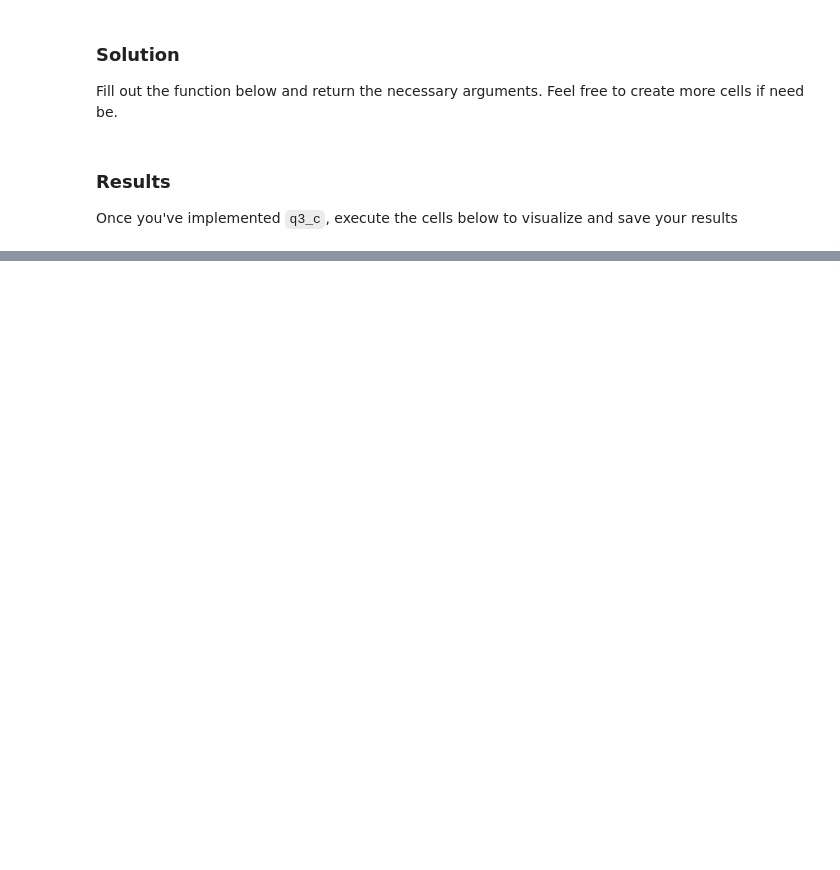
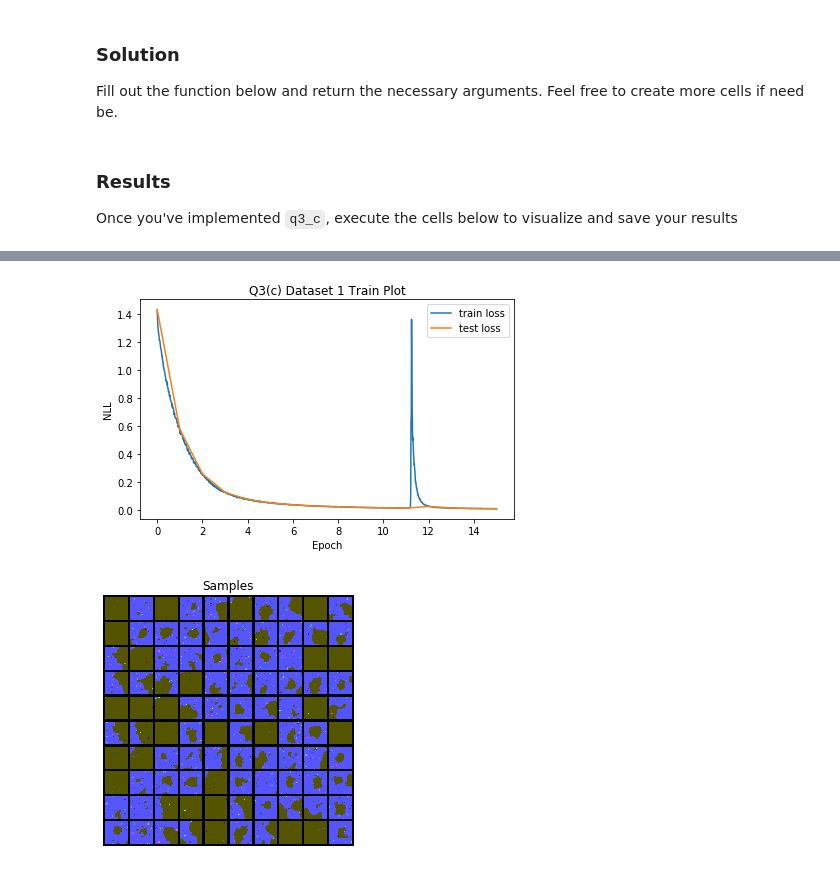
Before and after one commit to mgswiss15/deepul, a Jupyter notebook: homeworks/hw1/hw1_Q3c.ipynb, the cells around one changed output, grey strips where cells are left out. Saved outputs shown, nothing was run; the diff lists cells and outputs as text; code cells hidden in the pictures; blank space fills up the shorter version.

```diff
--- a/homeworks/hw1/hw1_Q3c.ipynb
+++ b/homeworks/hw1/hw1_Q3c.ipynb
@@ -268,11 +291,11 @@ def q3_c(train_data, test_data, image_shape, dset_id):
     """ YOUR CODE HERE """
     train_data = np.transpose(train_data, (0, 3, 1, 2))
     test_data = np.transpose(test_data, (0, 3, 1, 2))
-#     train_data = train_data[:1280, :, :5, :5]
-#     test_data = test_data[:1280, :, :5, :5]
+#     train_data = train_data[:12, :, :5, :5]
+#     test_data = test_data[:12, :, :5, :5]
 #     image_shape = (5, 5, 3)
 
-    DEVICE = torch.device('cpu')
+    DEVICE = torch.device('cuda')
     train_loader, test_loader = get_loaders(train_data, test_data, bs=128)
     model = PixelCNN((image_shape), color_cats=4, filters=120).to(DEVICE)
     optim_algo = torch.optim.Adam
@@ -283,8 +306,11 @@ def q3_c(train_data, test_data, image_shape, dset_id):
     nll_train = np.array(nll_train) / npixels
     nll_test = np.array(nll_test) / npixels
     sample = model.sampling(100).cpu().numpy()
-    return nll_train, nll_test, sample
+    return nll_train, nll_test, sample, model
 # %% [markdown]
 ### Results
 
 Once you've implemented `q3_c`, execute the cells below to visualize and save your results
+# %%
+model = q3bc_save_results(1, 'c', q3_c)
+# %% [output]
@@ -291 +334,3 @@ Once you've implemented `q3_c`, execute the cells below to visualize and save yo
+[figure, added]
+[figure, added]
 # %%
```
Also changed, not shown: parts of 5 cells of this notebook.
